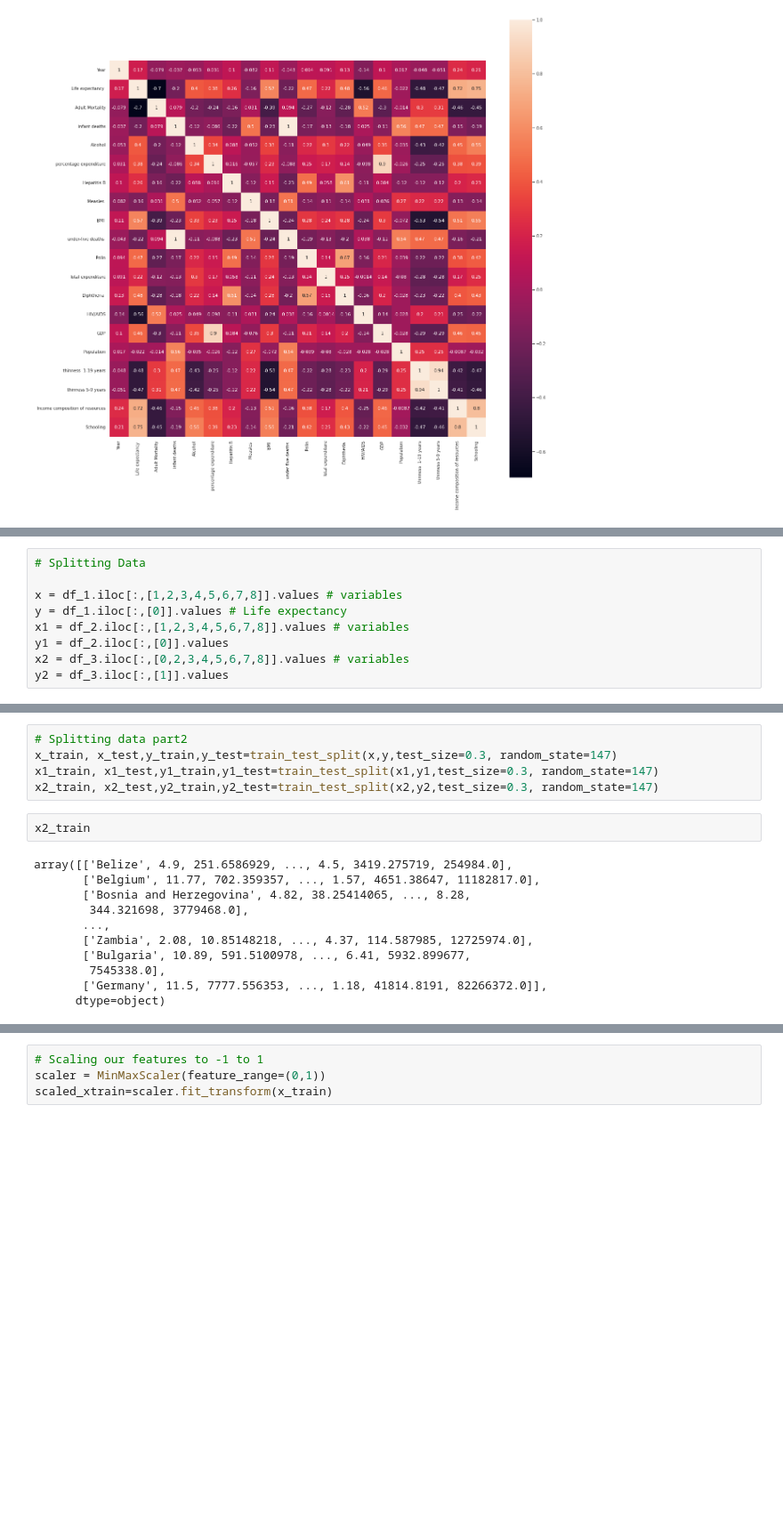
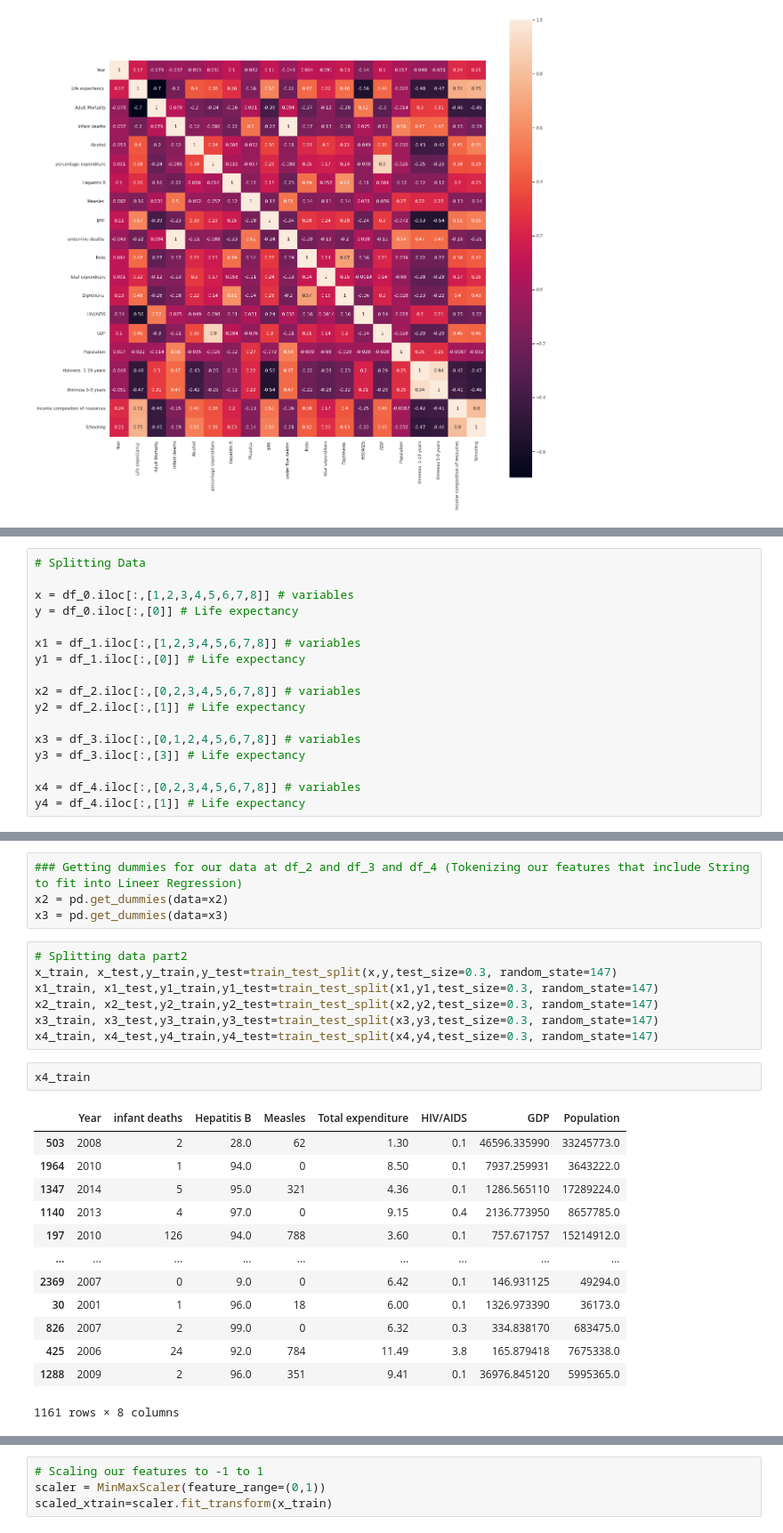
Before and after one commit to merkol/CS452, a Jupyter notebook: Homework_1/Life_Expectancy.ipynb, the cells around one changed output, grey strips where cells are left out. Shown at 89% size. Drawn from its saved outputs; the diff is of its cells as text; blank space fills up the shorter version.

```diff
--- a/Homework_1/Life_Expectancy.ipynb
+++ b/Homework_1/Life_Expectancy.ipynb
@@ -123,10 +168,18 @@ df_3.head()
 # %%
 # Splitting Data
 
-x = df_1.iloc[:,[1,2,3,4,5,6,7,8]].values # variables
-y = df_1.iloc[:,[0]].values # Life expectancy
-x1 = df_2.iloc[:,[1,2,3,4,5,6,7,8]].values # variables
-y1 = df_2.iloc[:,[0]].values
-x2 = df_3.iloc[:,[0,2,3,4,5,6,7,8]].values # variables
-y2 = df_3.iloc[:,[1]].values
+x = df_0.iloc[:,[1,2,3,4,5,6,7,8]] # variables
+y = df_0.iloc[:,[0]] # Life expectancy
+
+x1 = df_1.iloc[:,[1,2,3,4,5,6,7,8]] # variables
+y1 = df_1.iloc[:,[0]] # Life expectancy
+
+x2 = df_2.iloc[:,[0,2,3,4,5,6,7,8]] # variables
+y2 = df_2.iloc[:,[1]] # Life expectancy
+
+x3 = df_3.iloc[:,[0,1,2,4,5,6,7,8]] # variables
+y3 = df_3.iloc[:,[3]] # Life expectancy
+
+x4 = df_4.iloc[:,[0,2,3,4,5,6,7,8]] # variables
+y4 = df_4.iloc[:,[1]] # Life expectancy
 # %%
@@ -156,21 +217,30 @@ array([[65. ],
+# %%
+### Getting dummies for our data at df_2 and df_3 and df_4 (Tokenizing our features that include String to fit into Lineer Regression)
+x2 = pd.get_dummies(data=x2)
+x3 = pd.get_dummies(data=x3)
 # %%
 # Splitting data part2
 x_train, x_test,y_train,y_test=train_test_split(x,y,test_size=0.3, random_state=147)
 x1_train, x1_test,y1_train,y1_test=train_test_split(x1,y1,test_size=0.3, random_state=147)
 x2_train, x2_test,y2_train,y2_test=train_test_split(x2,y2,test_size=0.3, random_state=147)
+x3_train, x3_test,y3_train,y3_test=train_test_split(x3,y3,test_size=0.3, random_state=147)
+x4_train, x4_test,y4_train,y4_test=train_test_split(x4,y4,test_size=0.3, random_state=147)
 # %%
-x2_train
+x4_train
 # %% [output]
+|  | Year | infant deaths | Hepatitis B | Measles | Total expenditure | HIV/AIDS | GDP | Population |
+| 503 | 2008 | 2 | 28.0 | 62 | 1.30 | 0.1 | 46596.335990 | 33245773.0 |
+| 1964 | 2010 | 1 | 94.0 | 0 | 8.50 | 0.1 | 7937.259931 | 3643222.0 |
+| 1347 | 2014 | 5 | 95.0 | 321 | 4.36 | 0.1 | 1286.565110 | 17289224.0 |
+| 1140 | 2013 | 4 | 97.0 | 0 | 9.15 | 0.4 | 2136.773950 | 8657785.0 |
+| 197 | 2010 | 126 | 94.0 | 788 | 3.60 | 0.1 | 757.671757 | 15214912.0 |
+| ... | ... | ... | ... | ... | ... | ... | ... | ... |
+| 2369 | 2007 | 0 | 9.0 | 0 | 6.42 | 0.1 | 146.931125 | 49294.0 |
+| 30 | 2001 | 1 | 96.0 | 18 | 6.00 | 0.1 | 1326.973390 | 36173.0 |
+| 826 | 2007 | 2 | 99.0 | 0 | 6.32 | 0.3 | 334.838170 | 683475.0 |
+| 425 | 2006 | 24 | 92.0 | 784 | 11.49 | 3.8 | 165.879418 | 7675338.0 |
+| 1288 | 2009 | 2 | 96.0 | 351 | 9.41 | 0.1 | 36976.845120 | 5995365.0 |
-array([['Belize', 4.9, 251.6586929, ..., 4.5, 3419.275719, 254984.0],
-       ['Belgium', 11.77, 702.359357, ..., 1.57, 4651.38647, 11182817.0],
-       ['Bosnia and Herzegovina', 4.82, 38.25414065, ..., 8.28,
-        344.321698, 3779468.0],
-       ...,
-       ['Zambia', 2.08, 10.85148218, ..., 4.37, 114.587985, 12725974.0],
-       ['Bulgaria', 10.89, 591.5100978, ..., 6.41, 5932.899677,
-        7545338.0],
-       ['Germany', 11.5, 7777.556353, ..., 1.18, 41814.8191, 82266372.0]],
-      dtype=object)
+1161 rows × 8 columns
 # %%
 y_train
 # %% [output]
```
Also changed, not shown: parts of 28 cells of this notebook.
